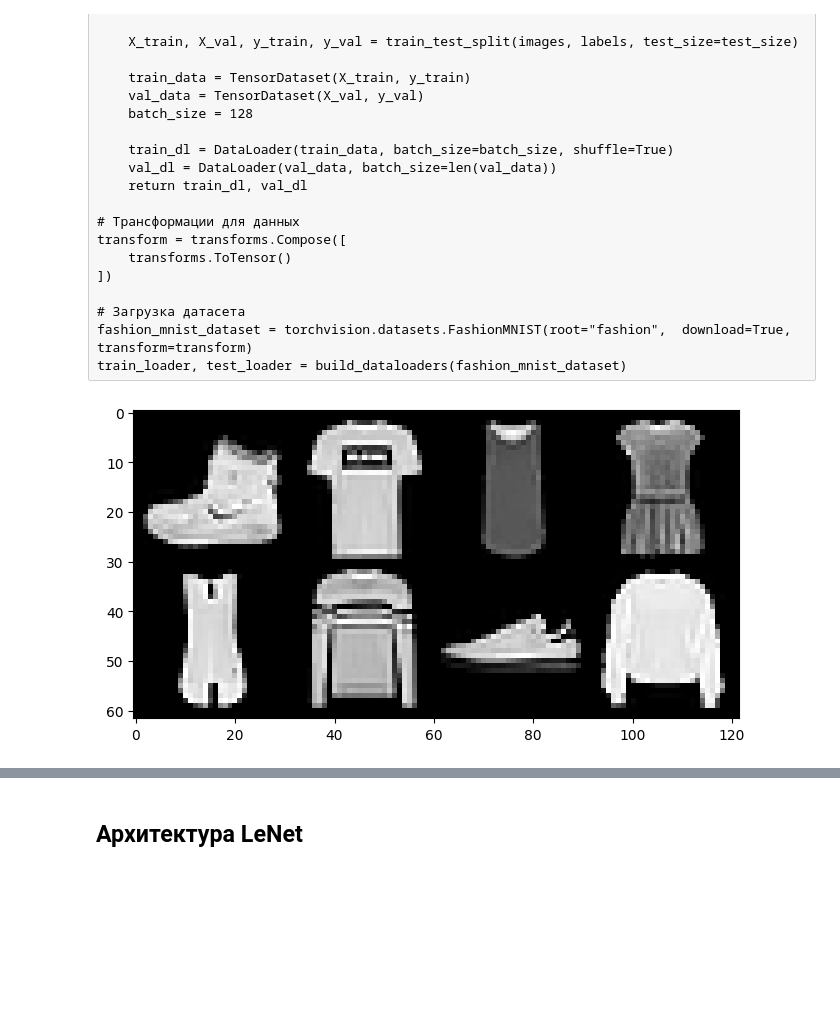
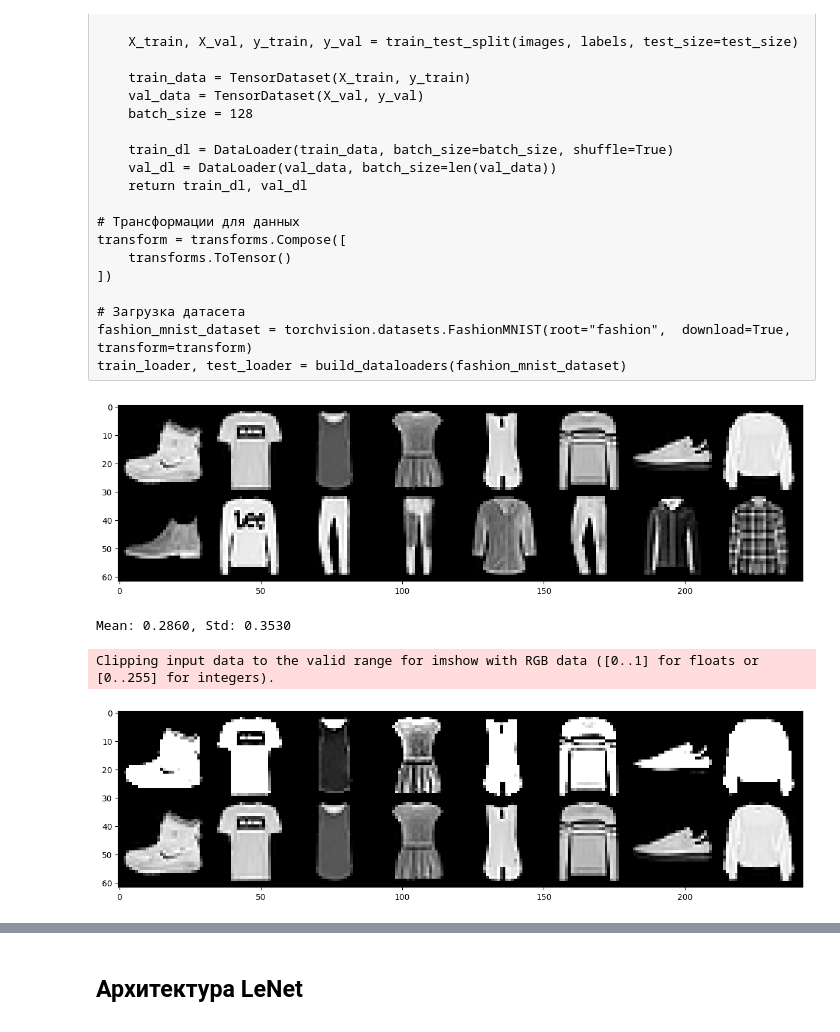
Before and after one commit to igel2000/ml-inno-hw, a Jupyter notebook: 4. Deep Learning/4.02.2 Свертка, каскад сверток. Слои нейронной сети/hw_conv.ipynb, the cells around one changed output, grey strips where cells are left out. Saved outputs shown, nothing was run; the diff lists cells and outputs as text; code cells hidden in the pictures; blank space fills up the shorter version.

```diff
--- a/4. Deep Learning/4.02.2 Свертка, каскад сверток. Слои нейронной сети/hw_conv.ipynb
+++ b/4. Deep Learning/4.02.2 Свертка, каскад сверток. Слои нейронной сети/hw_conv.ipynb
@@ -57,6 +56,14 @@ transform = transforms.Compose([
 # Загрузка датасета
 fashion_mnist_dataset = torchvision.datasets.FashionMNIST(root="fashion",  download=True, transform=transform)
 train_loader, test_loader = build_dataloaders(fashion_mnist_dataset)
+# %%
+def show_images_from_dataset(current_dataset, etalon_dataset):
+    # Показать примеры картинок из датасета
+    images = [current_dataset[i][0] for i in range(8)]
+    images.extend([etalon_dataset[i][0] for i in range(8)])
+    grid = make_grid(images, nrow=8)
+    plt.figure(figsize=(15, 4))
+    plt.imshow(grid.permute(1, 2, 0));
 # %%
 # Загрузка FashionMNIST
 transform_train = transforms.Compose([
@@ -80,10 +88,15 @@ test_dataset = datasets.FashionMNIST(
 
 train_loader = DataLoader(train_dataset, batch_size=BATCH_SIZE, shuffle=True, num_workers=2)
 test_loader = DataLoader(test_dataset, batch_size=BATCH_SIZE, shuffle=False, num_workers=2)
-# %%
-# Показать примеры картинок из датасета
-grid = make_grid([train_loader.dataset[i][0] for i in range(8)], nrow=4)
-plt.figure(figsize=(15, 4))
-plt.imshow(grid.permute(1, 2, 0));
-# %% [output]
-[figure, removed]
+# %%
+show_images_from_dataset(train_dataset, test_dataset)
+# %% [output]
+[figure, added]
+# %%
+# Расчет среднего и отклонения для нормализации
+data = torch.cat([img for img, _ in train_dataset], dim=0)
+mean = data.mean().item()
+std = data.std().item()
+print(f"Mean: {mean:.4f}, Std: {std:.4f}")
+# %% [output]
+Mean: 0.2860, Std: 0.3530
@@ -89,0 +129,5 @@ plt.imshow(grid.permute(1, 2, 0));
+# %%
+show_images_from_dataset(train_dataset_norm, train_dataset)
+# %% [output]
+Clipping input data to the valid range for imshow with RGB data ([0..1] for floats or [0..255] for integers).
+[figure, added]
```
Also changed, not shown: parts of 26 cells of this notebook, 8 other files.
